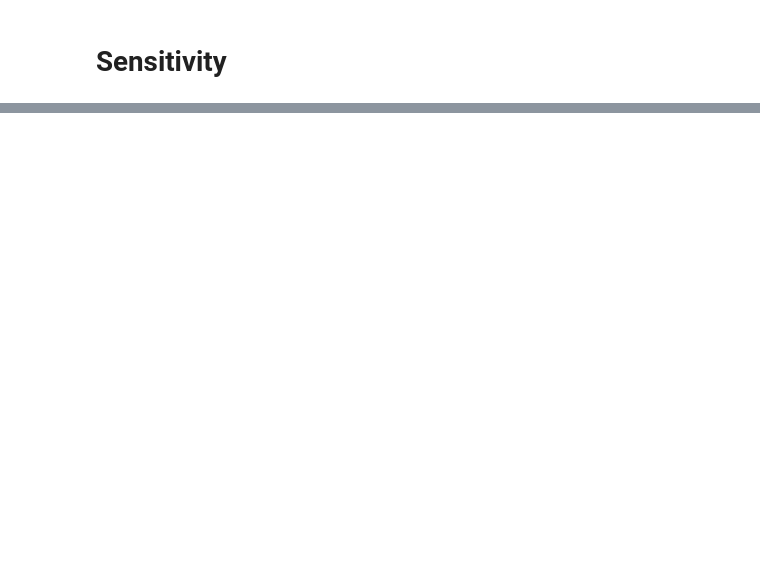
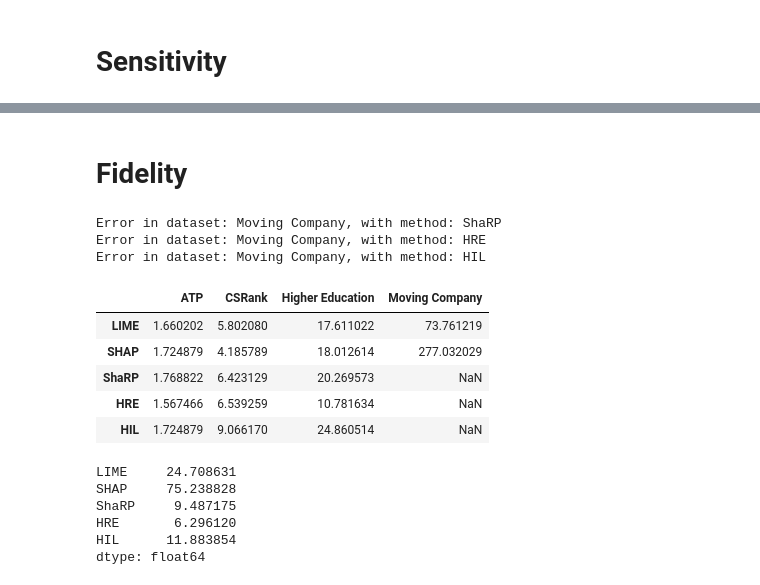
Before and after one commit to DataResponsibly/xAI-Ranking-Benchmark, a Jupyter notebook: notebooks/0.2-basic-experiment.ipynb, the cells around one changed output, grey strips where cells are left out. Cells and saved outputs as stored; diff of their text form; code cells hidden in the pictures; blank space fills up the shorter version.

```diff
--- a/notebooks/0.2-basic-experiment.ipynb
+++ b/notebooks/0.2-basic-experiment.ipynb
@@ -355,0 +379,28 @@ Error in dataset: ATP, with method: LIME
+# %% [markdown]
+# Fidelity
+# %%
+fidelity_results = compute_all_fidelity(
+    original_data=datasets,
+    results=results,
+    random_state=RNG_SEED
+)
+pd.DataFrame(fidelity_results[0])
+# %% [output]
+Error in dataset: Moving Company, with method: ShaRP
+Error in dataset: Moving Company, with method: HRE
+Error in dataset: Moving Company, with method: HIL
+|  | ATP | CSRank | Higher Education | Moving Company |
+| LIME | 1.660202 | 5.802080 | 17.611022 | 73.761219 |
+| SHAP | 1.724879 | 4.185789 | 18.012614 | 277.032029 |
+| ShaRP | 1.768822 | 6.423129 | 20.269573 | NaN |
+| HRE | 1.567466 | 6.539259 | 10.781634 | NaN |
+| HIL | 1.724879 | 9.066170 | 24.860514 | NaN |
+# %%
+pd.DataFrame(fidelity_results[0]).mean(1)# .drop(columns="Moving Company").mean(1)
+# %% [output]
+LIME     24.708631
+SHAP     75.238828
+ShaRP     9.487175
+HRE       6.296120
+HIL      11.883854
+dtype: float64
```
Also changed, not shown: parts of 8 cells of this notebook, 5 other files.
